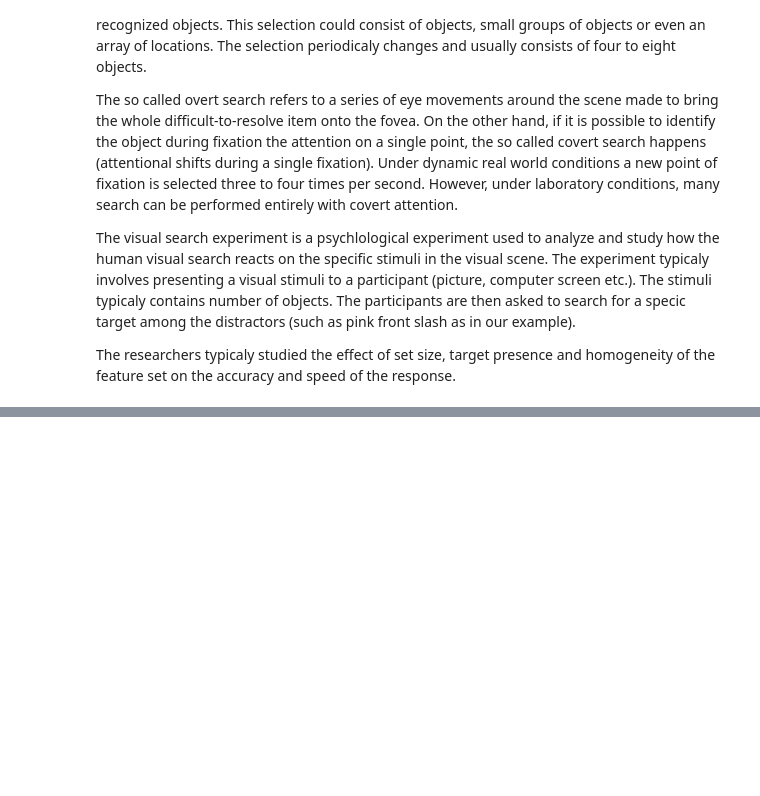
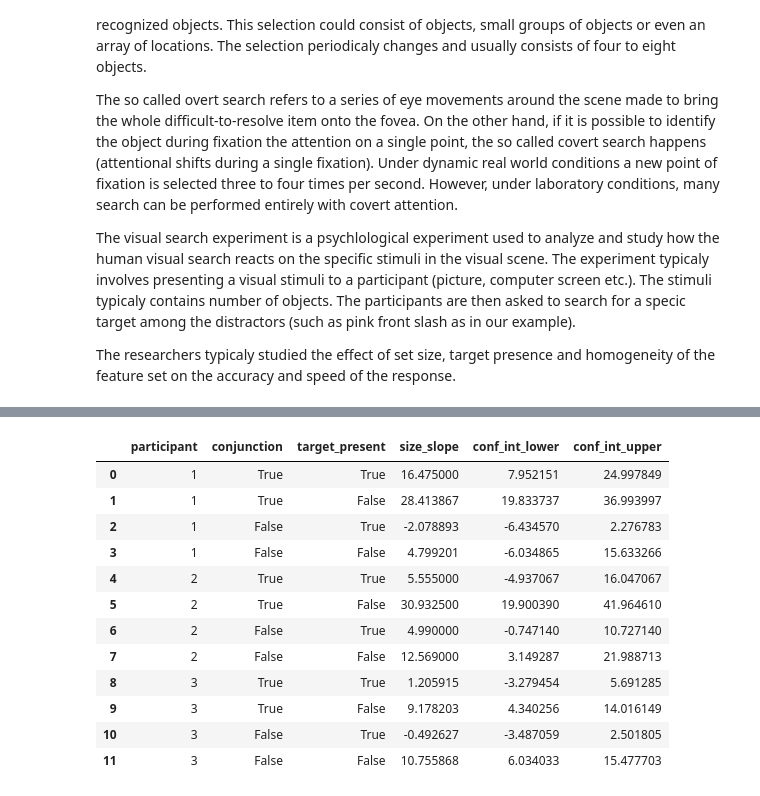
Before and after one commit to dbeinhauer/visual_search_experiment, a Jupyter notebook: visual-search-experiment-report.ipynb, the cells around one changed output, grey strips where cells are left out. Saved outputs shown, nothing was run; the diff lists cells and outputs as text; code cells hidden in the pictures; blank space fills up the shorter version.

```diff
--- a/visual-search-experiment-report.ipynb
+++ b/visual-search-experiment-report.ipynb
@@ -28,0 +266,19 @@ We recruited $N=3$ participants for the study. All the participants consisted of
+# %%
+regresion_results["conjunction"] = regresion_results["conjunction"].astype(bool)
+regresion_results["target_present"] = regresion_results["target_present"].astype(bool)
+# %%
+regresion_results
+# %% [output]
+|  | participant | conjunction | target_present | size_slope | conf_int_lower | conf_int_upper |
+| 0 | 1 | True | True | 16.475000 | 7.952151 | 24.997849 |
+| 1 | 1 | True | False | 28.413867 | 19.833737 | 36.993997 |
+| 2 | 1 | False | True | -2.078893 | -6.434570 | 2.276783 |
+| 3 | 1 | False | False | 4.799201 | -6.034865 | 15.633266 |
+| 4 | 2 | True | True | 5.555000 | -4.937067 | 16.047067 |
+| 5 | 2 | True | False | 30.932500 | 19.900390 | 41.964610 |
+| 6 | 2 | False | True | 4.990000 | -0.747140 | 10.727140 |
+| 7 | 2 | False | False | 12.569000 | 3.149287 | 21.988713 |
+| 8 | 3 | True | True | 1.205915 | -3.279454 | 5.691285 |
+| 9 | 3 | True | False | 9.178203 | 4.340256 | 14.016149 |
+| 10 | 3 | False | True | -0.492627 | -3.487059 | 2.501805 |
+| 11 | 3 | False | False | 10.755868 | 6.034033 | 15.477703 |
```
Also changed, not shown: parts of 16 cells of this notebook, 5 other files.
